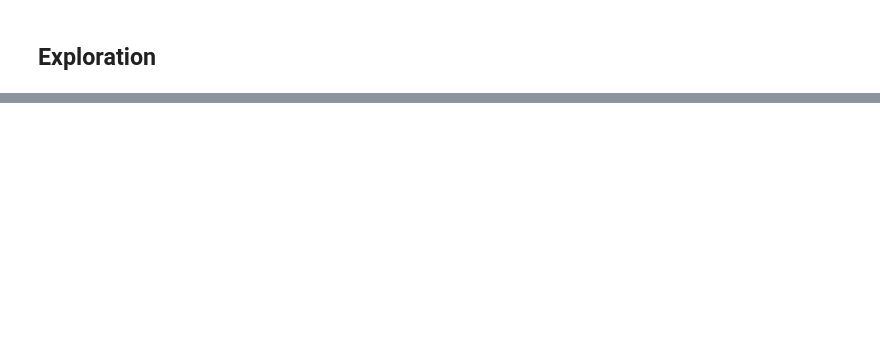
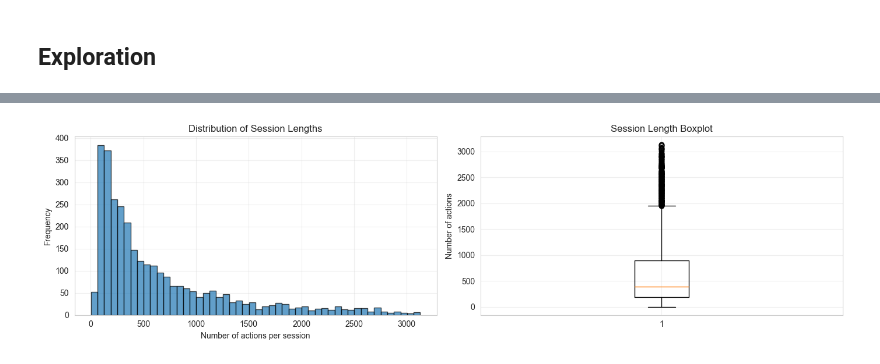
Before and after one commit to hugopuybareau/kaggle-comp, a Jupyter notebook: start.ipynb, the cells around one changed output, grey strips where cells are left out. Cells and saved outputs as stored; diff of their text form; code cells hidden in the pictures; blank space fills up the shorter version.

```diff
--- a/start.ipynb
+++ b/start.ipynb
@@ -106,0 +120,7 @@ nan_colormap(df_train, 'Colormap des valeurs manquantes pour le df d\'entraineme
+# %%
+# Missing per row (session length analysis)
+missing_per_row = df_train.isna().sum(axis=1)
+non_missing_per_row = df_train.notna().sum(axis=1) - (2 if True else 1)  # exclude util/navigateur
+
+print(f"\nSession length statistics (number of actions):")
+print(non_missing_per_row.describe())
@@ -106,0 +138,20 @@ nan_colormap(df_train, 'Colormap des valeurs manquantes pour le df d\'entraineme
+# %%
+plt.figure(figsize=(14, 4))
+
+plt.subplot(1, 2, 1)
+plt.hist(non_missing_per_row, bins=50, edgecolor='black', alpha=0.7)
+plt.xlabel('Number of actions per session')
+plt.ylabel('Frequency')
+plt.title('Distribution of Session Lengths')
+plt.grid(alpha=0.3)
+
+plt.subplot(1, 2, 2)
+plt.boxplot(non_missing_per_row, vert=True)
+plt.ylabel('Number of actions')
+plt.title('Session Length Boxplot')
+plt.grid(alpha=0.3)
+
+plt.tight_layout()
+plt.show()
+# %% [output]
+[figure, added]
```
Also changed, not shown: parts of 10 cells of this notebook, 2 other files.
